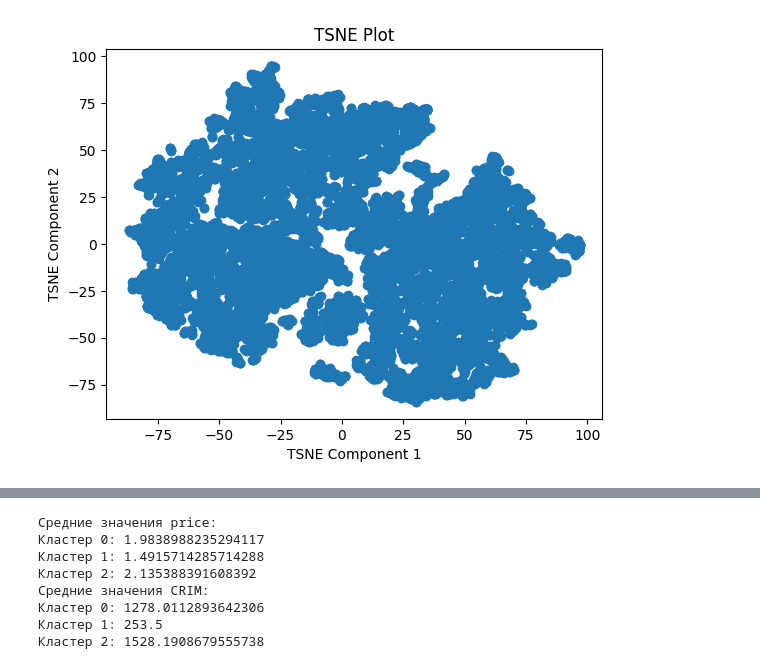
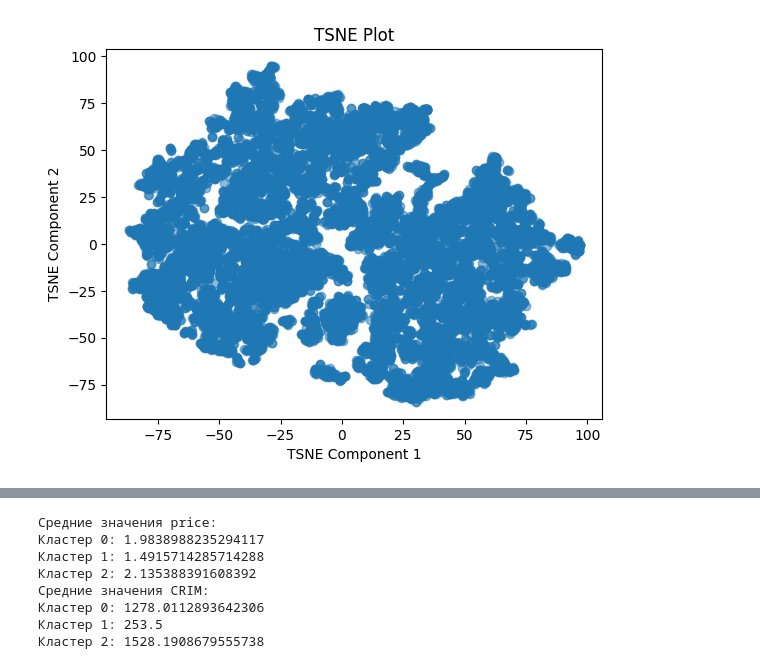
Before and after one commit to Nikolay1201/VBD-mag-c1s1, a Jupyter notebook: lab5.ipynb, the cells around one changed output, grey strips where cells are left out. Drawn from its saved outputs; the diff is of its cells as text; code cells hidden in the pictures.

```diff
--- a/lab5.ipynb
+++ b/lab5.ipynb
@@ -3,31 +3,31 @@
 # %%
 import pandas as pd
 import matplotlib.pyplot as plt
 from sklearn.datasets import fetch_california_housing
 from sklearn.model_selection import train_test_split
 from sklearn.preprocessing import StandardScaler
 from sklearn.manifold import TSNE
 
 data = fetch_california_housing()
 X = pd.DataFrame(data.data, columns=data.feature_names)
 y = data.target
 
 X_train, X_test, y_train, y_test = train_test_split(X, y, test_size=0.2, random_state=43)
 
 scaler = StandardScaler()
 X_train_scaled = pd.DataFrame(scaler.fit_transform(X_train), columns=X_train.columns)
 X_test_scaled = pd.DataFrame(scaler.transform(X_test), columns=X_test.columns)
 
 tsne = TSNE(n_components=2, learning_rate=250, random_state=43)
 X_train_tsne = tsne.fit_transform(X_train_scaled)
 
-plt.scatter(X_train_tsne[:, 0], X_train_tsne[:, 1])
+plt.scatter(X_train_tsne[:, 0], X_train_tsne[:, 1], alpha=0.5)
 plt.xlabel("TSNE Component 1")
 plt.ylabel("TSNE Component 2")
 plt.title("TSNE Plot")
 plt.show()
 # %% [output]
-[figure, old version]
+[figure, new version]
 # %%
 # Задание 2
 # %%
```
Also changed, not shown: parts of 1 cell of this notebook.
